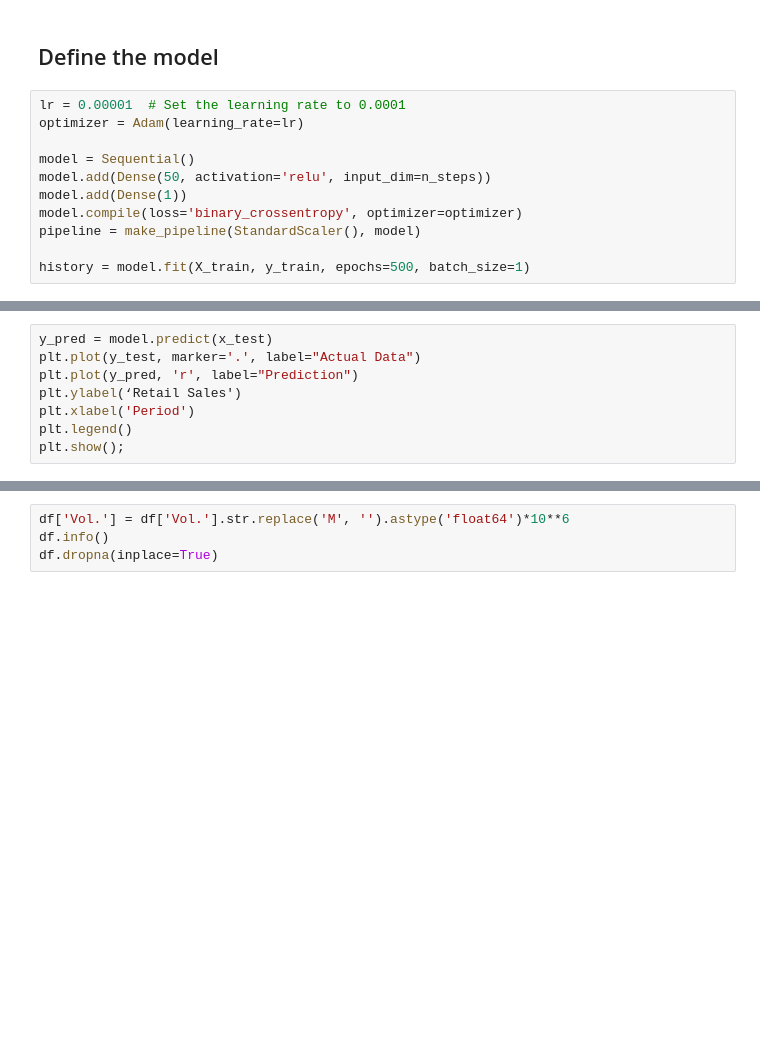
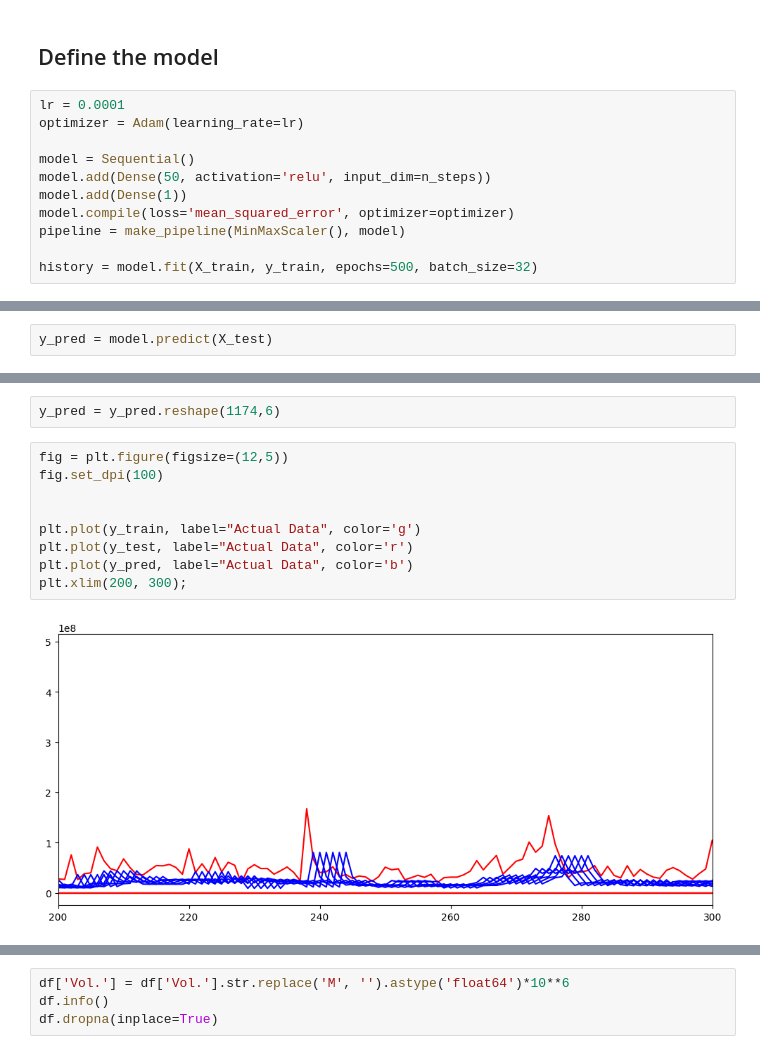
Before and after one commit to up841068/petropredict, a Jupyter notebook: PBR_predictive_model/notebooks/predictions.ipynb, the cells around one changed output, grey strips where cells are left out. Cells and saved outputs as stored; diff of their text form; blank space fills up the shorter version.

Commit message:
trained first model, need tuning and ajustments

```diff
--- a/PBR_predictive_model/notebooks/predictions.ipynb
+++ b/PBR_predictive_model/notebooks/predictions.ipynb
@@ -169,15 +163,15 @@ print(X_train.shape, y_train.shape)
 # %% [markdown]
 ## Define the model
 # %%
-lr = 0.00001  # Set the learning rate to 0.0001
+lr = 0.0001
 optimizer = Adam(learning_rate=lr)
 
 model = Sequential()
 model.add(Dense(50, activation='relu', input_dim=n_steps))
 model.add(Dense(1))
-model.compile(loss='binary_crossentropy', optimizer=optimizer)
-pipeline = make_pipeline(StandardScaler(), model)
+model.compile(loss='mean_squared_error', optimizer=optimizer)
+pipeline = make_pipeline(MinMaxScaler(), model)
 
-history = model.fit(X_train, y_train, epochs=500, batch_size=1)
+history = model.fit(X_train, y_train, epochs=500, batch_size=32)
 # %% [output]
 Epoch 1/500
@@ -185,8 +194,2 @@ KeyboardInterrupt:
 # %%
-y_pred = model.predict(x_test)
-plt.plot(y_test, marker='.', label="Actual Data")
-plt.plot(y_pred, 'r', label="Prediction")
-plt.ylabel(‘Retail Sales')
-plt.xlabel('Period')
-plt.legend()
-plt.show();
+y_pred = model.predict(X_test)
@@ -192,0 +198,13 @@ plt.show();
+# %%
+y_pred = y_pred.reshape(1174,6)
+# %%
+fig = plt.figure(figsize=(12,5))
+fig.set_dpi(100)
+
+
+plt.plot(y_train, label="Actual Data", color='g')
+plt.plot(y_test, label="Actual Data", color='r')
+plt.plot(y_pred, label="Actual Data", color='b')
+plt.xlim(200, 300);
+# %% [output]
+[figure, added]
```
Also changed, not shown: parts of 4 cells of this notebook, 1 other file.
